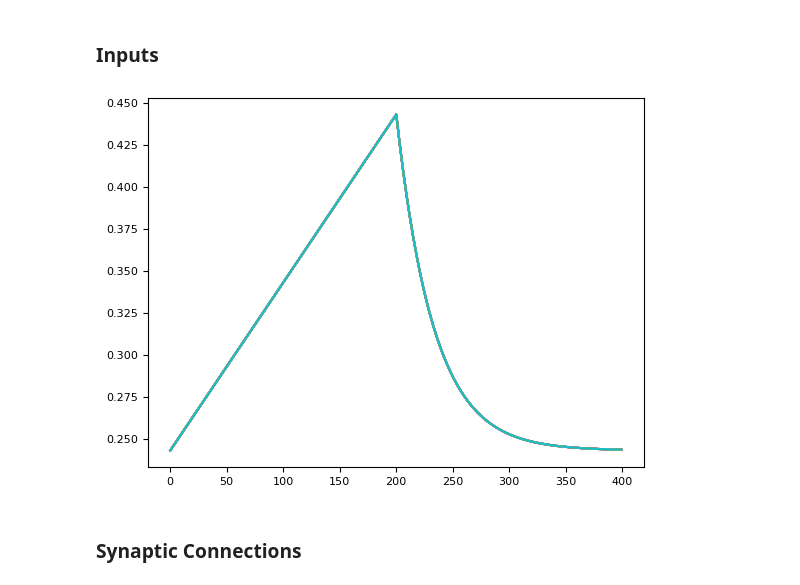
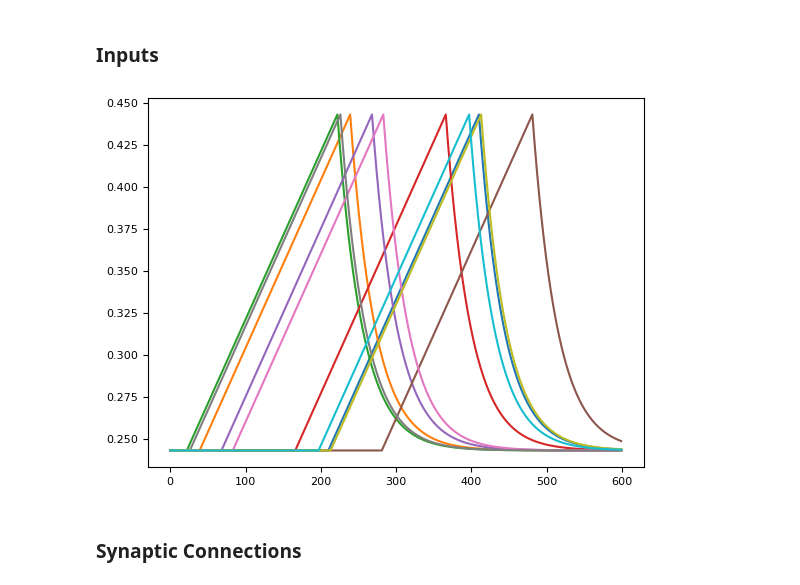
Before and after one commit to jhsieh731/23_research, a Jupyter notebook: 1989_Li.ipynb, the cells around one changed output. Saved outputs shown, nothing was run; the diff lists cells and outputs as text; code cells hidden in the pictures.

```diff
--- a/1989_Li.ipynb
+++ b/1989_Li.ipynb
@@ -14,45 +14,46 @@ import pandas as pd
 N = 10 # excitatory mitral
 M = 10 # inhibitory granule
 
-t_total = 400
-t_inhale = 0
-t_exhale = 200
+t_total = 600
 tau_exhale = 33
 
+p_prob = 1
 cycles = 1
-p_prob = 1
 # %% [markdown]
 ### Inputs
 # %%
 # background input
 I_bg = 0.243 # make random
 
 def generate_m_input(p):
     P = np.random.binomial(1, p_prob, N)
 
     # mitral cell inputs
     I_odor = np.zeros((cycles * t_total, N))  # t x N
     for c in range(cycles):
         for i in range(N):
             P_odor = P[i]
+            t_inhale = int(np.floor(np.random.uniform(low=0, high=300)))
+            t_exhale = t_inhale + 200
             for j in range(t_total):
                 if j >= t_inhale and j <= t_exhale:
+                    # I_odor[j + t_total * c][i] = P_odor * ((0.2/t_exhale) * (j - t_inhale)) + I_odor[t_inhale][i]
                     I_odor[j + t_total * c][i] = P_odor * (j - t_inhale)/1000 + I_odor[t_inhale][i]
                 if j > t_exhale:
                     I_odor[j + t_total * c][i] = I_odor[t_exhale][i] * \
                         pow(np.e, -(j-t_exhale)/tau_exhale)
     I = (p * I_odor + I_bg)
     return I
 
 I = generate_m_input(1)
 plt.plot(I)
 
 # granule cell inputs
 def generate_ic_input(v):
     I_c = v
     return I_c
 # %% [output]
-[figure, old version]
+[figure, new version]
 # %% [markdown]
 ### Synaptic Connections
 # %% [markdown]
```
Also changed, not shown: parts of 8 cells of this notebook, 39 other files.
